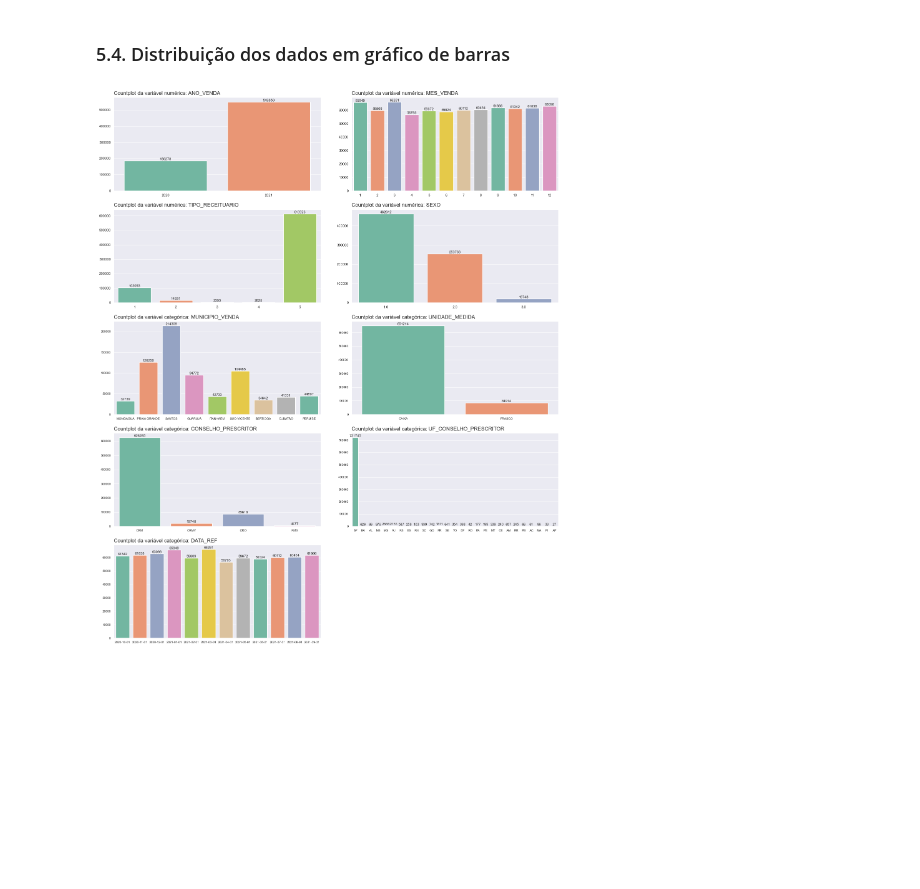
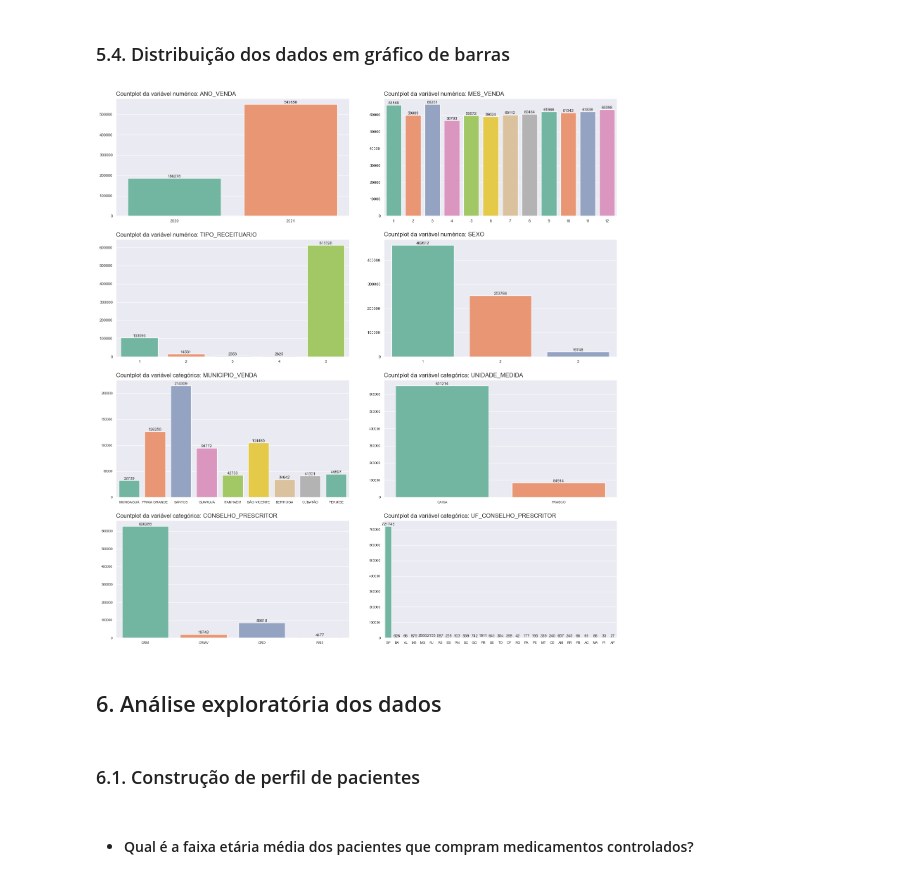
Before and after one commit to emso-exe/Venda_de_medicamentos_controlados_e_antimicrobianos_-_industrializados, a Jupyter notebook: 001_analise_de_vendas.ipynb, the cells around one changed output. Cells and saved outputs as stored; diff of their text form; code cells hidden in the pictures; blank space fills up the shorter version.

```diff
--- a/001_analise_de_vendas.ipynb
+++ b/001_analise_de_vendas.ipynb
@@ -311,0 +318,10 @@ fn.grafico_bar_valores_nulos(df)
+# %%
+df['ANO_VENDA'] = df['ANO_VENDA'].astype('int32')
+df['MES_VENDA'] = df['MES_VENDA'].astype('int8')
+df['SEXO'] = df['SEXO'].astype('int8')
+df['IDADE'] = df['IDADE'].astype('int32')
+df['TIPO_RECEITUARIO'] = df['TIPO_RECEITUARIO'].astype('int8')
+df['DATA_PROC'] = pd.to_datetime(df['DATA_PROC'])
+
+df['DATA_REF'] = df['DATA_REF'].str.strip()
+df['DATA_REF'] = pd.to_datetime(df['DATA_REF'], format='%Y-%m-%d',errors='coerce')
@@ -517,7 +552,7 @@ def graf_countplot(dataframe, cardinalidade_limite=50, ncols=2):
     '''
     # Separar variáveis numéricas e categóricas
     colunas_numericas = dataframe.select_dtypes(include=['number']).columns
-    colunas_categoricas = dataframe.select_dtypes(exclude=['number']).columns
+    colunas_categoricas = dataframe.select_dtypes(exclude=['number','datetime']).columns
 
     # Filtrar apenas as variáveis categóricas com cardinalidade abaixo ou igual ao limite
     colunas_numericas_filtradas = [col for col in colunas_numericas if 1 < len(
@@ -549,31 +584,37 @@ def graf_countplot(dataframe, cardinalidade_limite=50, ncols=2):
         axs[i].set_title(f'Countplot da variável numérica: {col}', loc='left')
         axs[i].set(xlabel='', ylabel='')
         axs[i].tick_params(labelsize=8)
         axs[i].ticklabel_format(style='plain', axis='y')
 
         # Adicionar rótulos (valores) nas barras
         for container in axs[i].containers:
             axs[i].bar_label(container, size=8)
 
     # Loop sobre as variáveis categóricas filtradas e plotar o gráfico
     for i, col in enumerate(colunas_categoricas_filtradas):
         axs[len(colunas_numericas_filtradas) + i] = sns.countplot(data=dataframe, x=col,
                       ax=axs[len(colunas_numericas_filtradas) + i], palette='Set2')
         axs[len(colunas_numericas_filtradas) +
             i].set_title(f'Countplot da variável categórica: {col}', loc='left')
         axs[len(colunas_numericas_filtradas) + i].set(xlabel='', ylabel='')
         axs[len(colunas_numericas_filtradas) + i].tick_params(labelsize=7)
 
         # Adicionar rótulos (valores) nas barras
         for container in axs[len(colunas_numericas_filtradas) + i].containers:
             axs[len(colunas_numericas_filtradas) + i].bar_label(container, size=8)
 
     # Ajustar o layout para evitar sobreposição
     plt.tight_layout()
     plt.subplots_adjust(wspace=0.15, hspace=0.2)
     plt.show()
 
 
 graf_countplot(df)
 # %% [output]
-[figure, old version]
+[figure, new version]
+# %% [markdown]
+## 6. Análise exploratória dos dados
+# %% [markdown]
+### 6.1. Construção de perfil de pacientes
+# %% [markdown]
+* #### Qual é a faixa etária média dos pacientes que compram medicamentos controlados?
```
Also changed, not shown: parts of 31 cells of this notebook.
